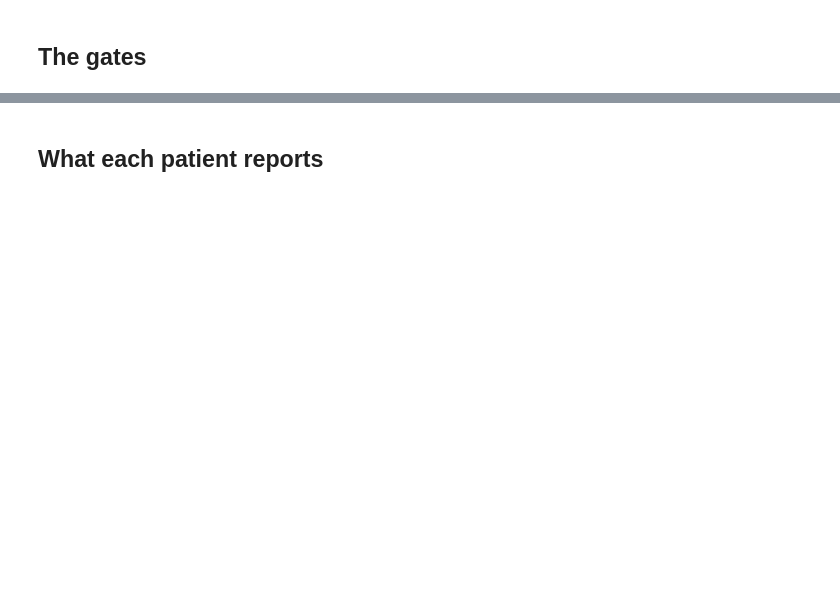
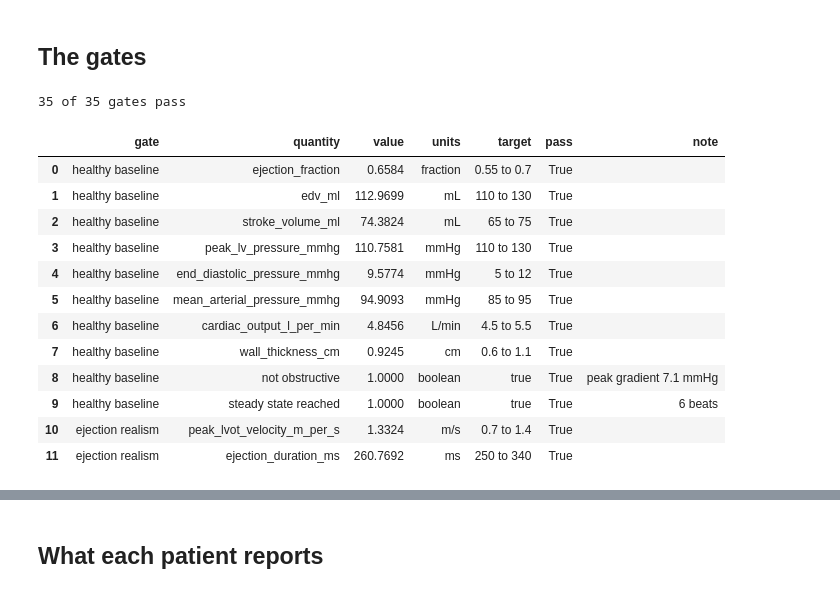
Before and after one commit to filippo-fonseca/hcm-twin, a Jupyter notebook: notebooks/01_validation.ipynb, the cells around one changed output, grey strips where cells are left out. Cells and saved outputs as stored; diff of their text form; code cells hidden in the pictures; blank space fills up the shorter version.

```diff
--- a/notebooks/01_validation.ipynb
+++ b/notebooks/01_validation.ipynb
@@ -3,7 +9,36 @@
 # %%
-import matplotlib.pyplot as pltimport numpy as npimport pandas as pdfrom hcmtwin import (HCM_GEOMETRY, HCM_MATERIAL, HEALTHY_GEOMETRY, HEALTHY_MATERIAL,                     RESTING_LOADING, observe, simulate)from hcmtwin.validation import validation_rowsfrom hcmtwin.viz import stylestyle.apply()pd.set_option("display.width", 200)pd.set_option("display.max_colwidth", 70)
+import matplotlib.pyplot as plt
+import numpy as np
+import pandas as pd
+
+from hcmtwin import (HCM_GEOMETRY, HCM_MATERIAL, HEALTHY_GEOMETRY, HEALTHY_MATERIAL,
+                     RESTING_LOADING, observe, simulate)
+from hcmtwin.validation import validation_rows
+from hcmtwin.viz import style
+
+style.apply()
+pd.set_option("display.width", 200)
+pd.set_option("display.max_colwidth", 70)
 # %% [markdown]
 ## The gates
 # %%
-table = validation_rows()print(f"{int(table['pass'].sum())} of {len(table)} gates pass")failures = table[~table["pass"]]display(failures if len(failures) else table.head(12))
+table = validation_rows()
+print(f"{int(table['pass'].sum())} of {len(table)} gates pass")
+failures = table[~table["pass"]]
+display(failures if len(failures) else table.head(12))
+# %% [output]
+35 of 35 gates pass
+|  | gate | quantity | value | units | target | pass | note |
+| 0 | healthy baseline | ejection_fraction | 0.6584 | fraction | 0.55 to 0.7 | True |  |
+| 1 | healthy baseline | edv_ml | 112.9699 | mL | 110 to 130 | True |  |
+| 2 | healthy baseline | stroke_volume_ml | 74.3824 | mL | 65 to 75 | True |  |
+| 3 | healthy baseline | peak_lv_pressure_mmhg | 110.7581 | mmHg | 110 to 130 | True |  |
+| 4 | healthy baseline | end_diastolic_pressure_mmhg | 9.5774 | mmHg | 5 to 12 | True |  |
+| 5 | healthy baseline | mean_arterial_pressure_mmhg | 94.9093 | mmHg | 85 to 95 | True |  |
+| 6 | healthy baseline | cardiac_output_l_per_min | 4.8456 | L/min | 4.5 to 5.5 | True |  |
+| 7 | healthy baseline | wall_thickness_cm | 0.9245 | cm | 0.6 to 1.1 | True |  |
+| 8 | healthy baseline | not obstructive | 1.0000 | boolean | true | True | peak gradient 7.1 mmHg |
+| 9 | healthy baseline | steady state reached | 1.0000 | boolean | true | True | 6 beats |
+| 10 | ejection realism | peak_lvot_velocity_m_per_s | 1.3324 | m/s | 0.7 to 1.4 | True |  |
+| 11 | ejection realism | ejection_duration_ms | 260.7692 | ms | 250 to 340 | True |  |
 # %% [markdown]
```
Also changed, not shown: parts of 4 cells of this notebook, 3 other files.
